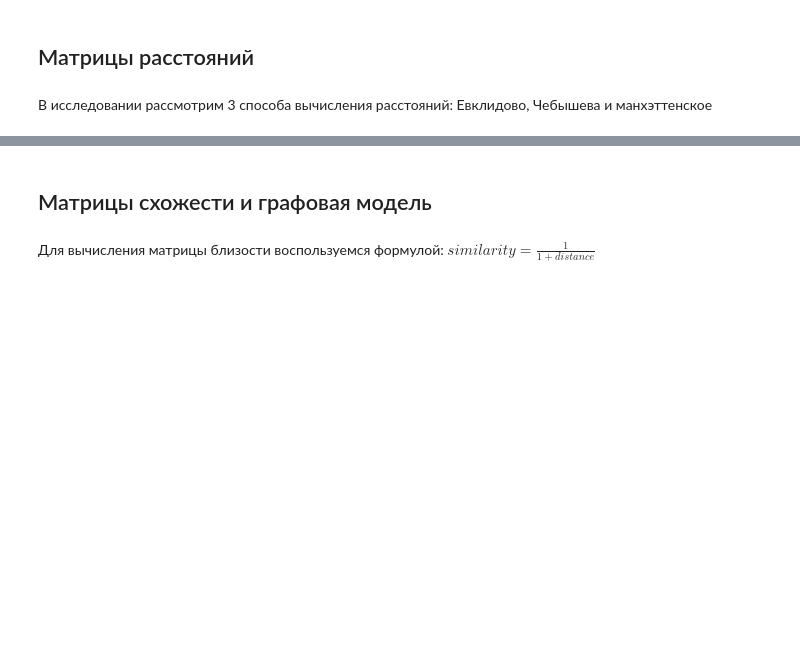
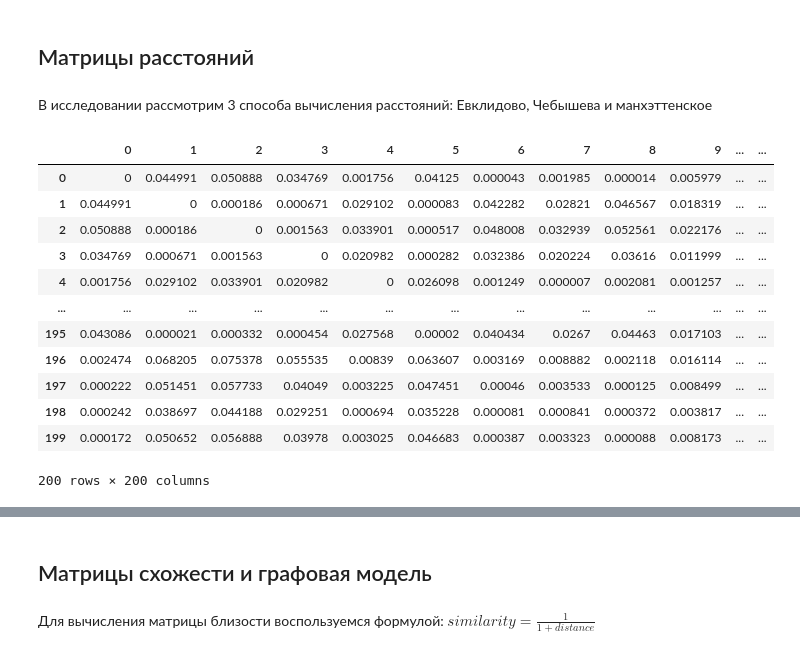
Before and after one commit to Vladislav-Kanev/Clustering_lab2, a Jupyter notebook: report.ipynb, the cells around one changed output, grey strips where cells are left out. Drawn from its saved outputs; the diff is of its cells as text; code cells hidden in the pictures; blank space fills up the shorter version.

```diff
--- a/report.ipynb
+++ b/report.ipynb
@@ -78,3 +79,19 @@ cosine_x = cosine_distances(data_x)
 chebyshev_y = chebyshev_distances(data_y)
 euclidean_y = euclidean_distances(data_y)
 cosine_y = cosine_distances(data_y)
+# %%
+pd.DataFrame(cosine_x)
+# %% [output]
+|  | 0 | 1 | 2 | 3 | 4 | 5 | 6 | 7 | 8 | 9 | ... | ... |
+| 0 | 0 | 0.044991 | 0.050888 | 0.034769 | 0.001756 | 0.04125 | 0.000043 | 0.001985 | 0.000014 | 0.005979 | ... | ... |
+| 1 | 0.044991 | 0 | 0.000186 | 0.000671 | 0.029102 | 0.000083 | 0.042282 | 0.02821 | 0.046567 | 0.018319 | ... | ... |
+| 2 | 0.050888 | 0.000186 | 0 | 0.001563 | 0.033901 | 0.000517 | 0.048008 | 0.032939 | 0.052561 | 0.022176 | ... | ... |
+| 3 | 0.034769 | 0.000671 | 0.001563 | 0 | 0.020982 | 0.000282 | 0.032386 | 0.020224 | 0.03616 | 0.011999 | ... | ... |
+| 4 | 0.001756 | 0.029102 | 0.033901 | 0.020982 | 0 | 0.026098 | 0.001249 | 0.000007 | 0.002081 | 0.001257 | ... | ... |
+| ... | ... | ... | ... | ... | ... | ... | ... | ... | ... | ... | ... | ... |
+| 195 | 0.043086 | 0.000021 | 0.000332 | 0.000454 | 0.027568 | 0.00002 | 0.040434 | 0.0267 | 0.04463 | 0.017103 | ... | ... |
+| 196 | 0.002474 | 0.068205 | 0.075378 | 0.055535 | 0.00839 | 0.063607 | 0.003169 | 0.008882 | 0.002118 | 0.016114 | ... | ... |
+| 197 | 0.000222 | 0.051451 | 0.057733 | 0.04049 | 0.003225 | 0.047451 | 0.00046 | 0.003533 | 0.000125 | 0.008499 | ... | ... |
+| 198 | 0.000242 | 0.038697 | 0.044188 | 0.029251 | 0.000694 | 0.035228 | 0.000081 | 0.000841 | 0.000372 | 0.003817 | ... | ... |
+| 199 | 0.000172 | 0.050652 | 0.056888 | 0.03978 | 0.003025 | 0.046683 | 0.000387 | 0.003323 | 0.000088 | 0.008173 | ... | ... |
+200 rows × 200 columns
```
Also changed, not shown: parts of 10 cells of this notebook, 1 other file.
